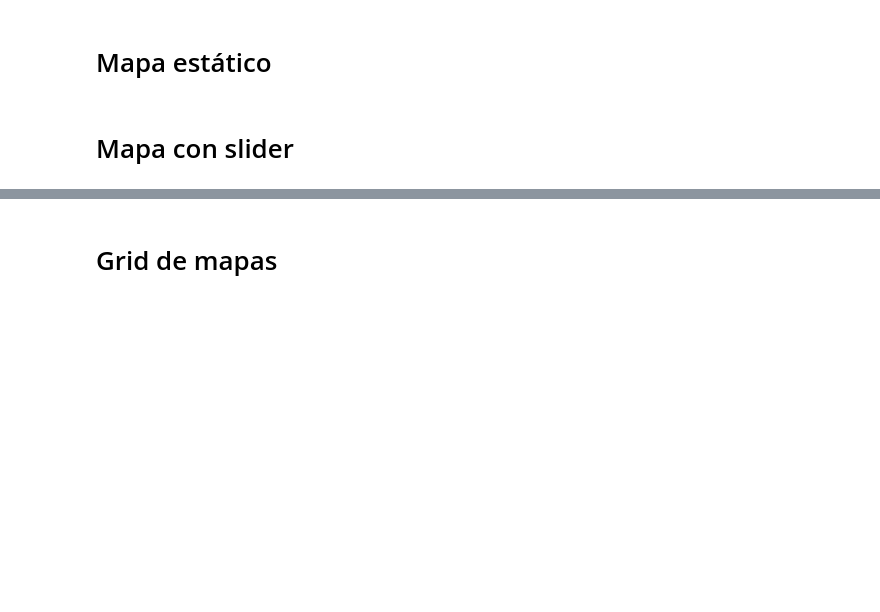
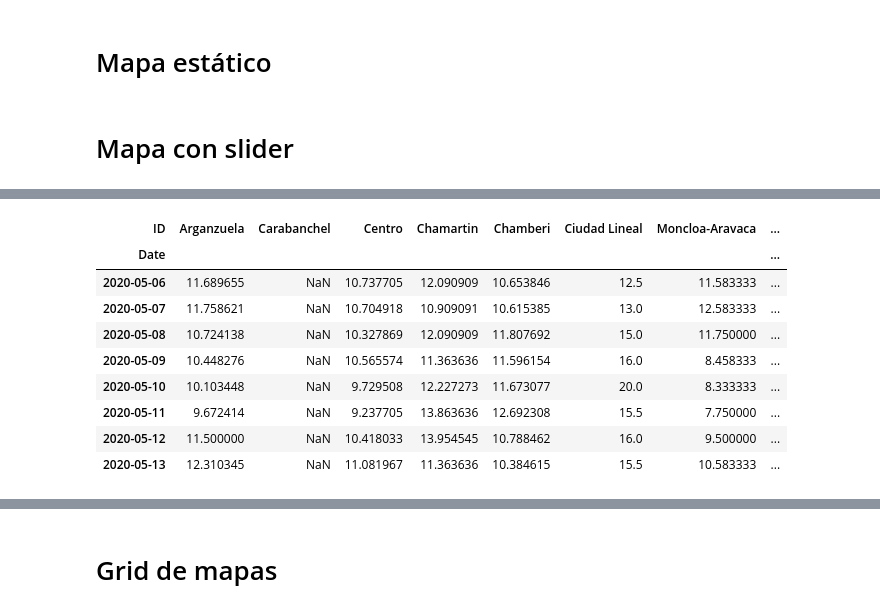
Before and after one commit to JBenitoL/JBicisPro, a Jupyter notebook: Codigos/MapsPlotlyV3.ipynb, the cells around one changed output, grey strips where cells are left out. Drawn from its saved outputs; the diff is of its cells as text; code cells hidden in the pictures; blank space fills up the shorter version.

```diff
--- a/Codigos/MapsPlotlyV3.ipynb
+++ b/Codigos/MapsPlotlyV3.ipynb
@@ -158,0 +197,16 @@ fig.update_layout(
+# %%
+df = df.rename(columns = lambda x: Decode.get(x, 'DistritoName'))
+df= df.groupby(df.columns, axis=1).mean()
+# %%
+df
+# %% [output]
+| ID | Arganzuela | Carabanchel | Centro | Chamartin | Chamberi | Ciudad Lineal | Moncloa-Aravaca | ... |
+| Date |  |  |  |  |  |  |  | ... |
+| 2020-05-06 | 11.689655 | NaN | 10.737705 | 12.090909 | 10.653846 | 12.5 | 11.583333 | ... |
+| 2020-05-07 | 11.758621 | NaN | 10.704918 | 10.909091 | 10.615385 | 13.0 | 12.583333 | ... |
+| 2020-05-08 | 10.724138 | NaN | 10.327869 | 12.090909 | 11.807692 | 15.0 | 11.750000 | ... |
+| 2020-05-09 | 10.448276 | NaN | 10.565574 | 11.363636 | 11.596154 | 16.0 | 8.458333 | ... |
+| 2020-05-10 | 10.103448 | NaN | 9.729508 | 12.227273 | 11.673077 | 20.0 | 8.333333 | ... |
+| 2020-05-11 | 9.672414 | NaN | 9.237705 | 13.863636 | 12.692308 | 15.5 | 7.750000 | ... |
+| 2020-05-12 | 11.500000 | NaN | 10.418033 | 13.954545 | 10.788462 | 16.0 | 9.500000 | ... |
+| 2020-05-13 | 12.310345 | NaN | 11.081967 | 11.363636 | 10.384615 | 15.5 | 10.583333 | ... |
```
Also changed, not shown: parts of 11 cells of this notebook, 4 other files.
